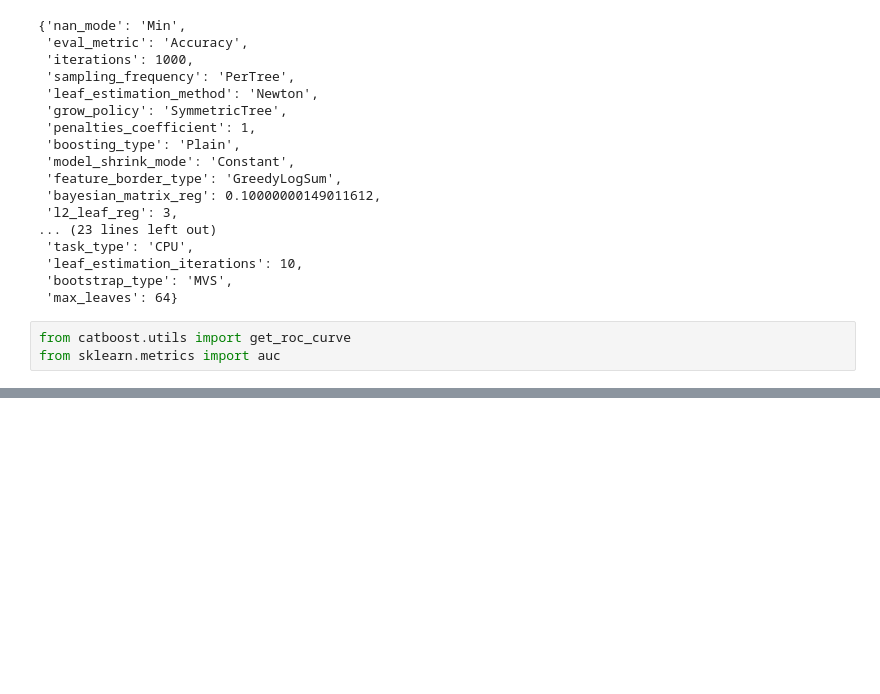
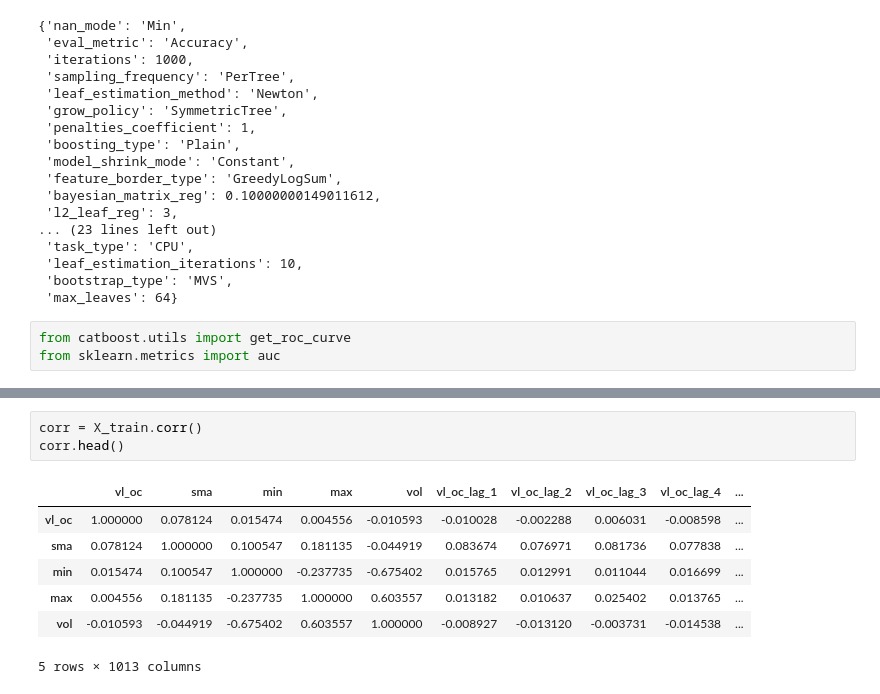
Before and after one commit to Sash525/mlfin, a Jupyter notebook: notebooks/v10_h1_catboost.ipynb, the cells around one changed output, grey strips where cells are left out. Cells and saved outputs as stored; diff of their text form; blank space fills up the shorter version.

```diff
--- a/notebooks/v10_h1_catboost.ipynb
+++ b/notebooks/v10_h1_catboost.ipynb
@@ -293,0 +267,11 @@ model.get_feature_importance(train_pool,
+# %%
+corr = X_train.corr()
+corr.head()
+# %% [output]
+|  | vl_oc | sma | min | max | vol | vl_oc_lag_1 | vl_oc_lag_2 | vl_oc_lag_3 | vl_oc_lag_4 | ... |
+| vl_oc | 1.000000 | 0.078124 | 0.015474 | 0.004556 | -0.010593 | -0.010028 | -0.002288 | 0.006031 | -0.008598 | ... |
+| sma | 0.078124 | 1.000000 | 0.100547 | 0.181135 | -0.044919 | 0.083674 | 0.076971 | 0.081736 | 0.077838 | ... |
+| min | 0.015474 | 0.100547 | 1.000000 | -0.237735 | -0.675402 | 0.015765 | 0.012991 | 0.011044 | 0.016699 | ... |
+| max | 0.004556 | 0.181135 | -0.237735 | 1.000000 | 0.603557 | 0.013182 | 0.010637 | 0.025402 | 0.013765 | ... |
+| vol | -0.010593 | -0.044919 | -0.675402 | 0.603557 | 1.000000 | -0.008927 | -0.013120 | -0.003731 | -0.014538 | ... |
+5 rows × 1013 columns
```
Also changed, not shown: parts of 15 cells of this notebook, 7 other files.
